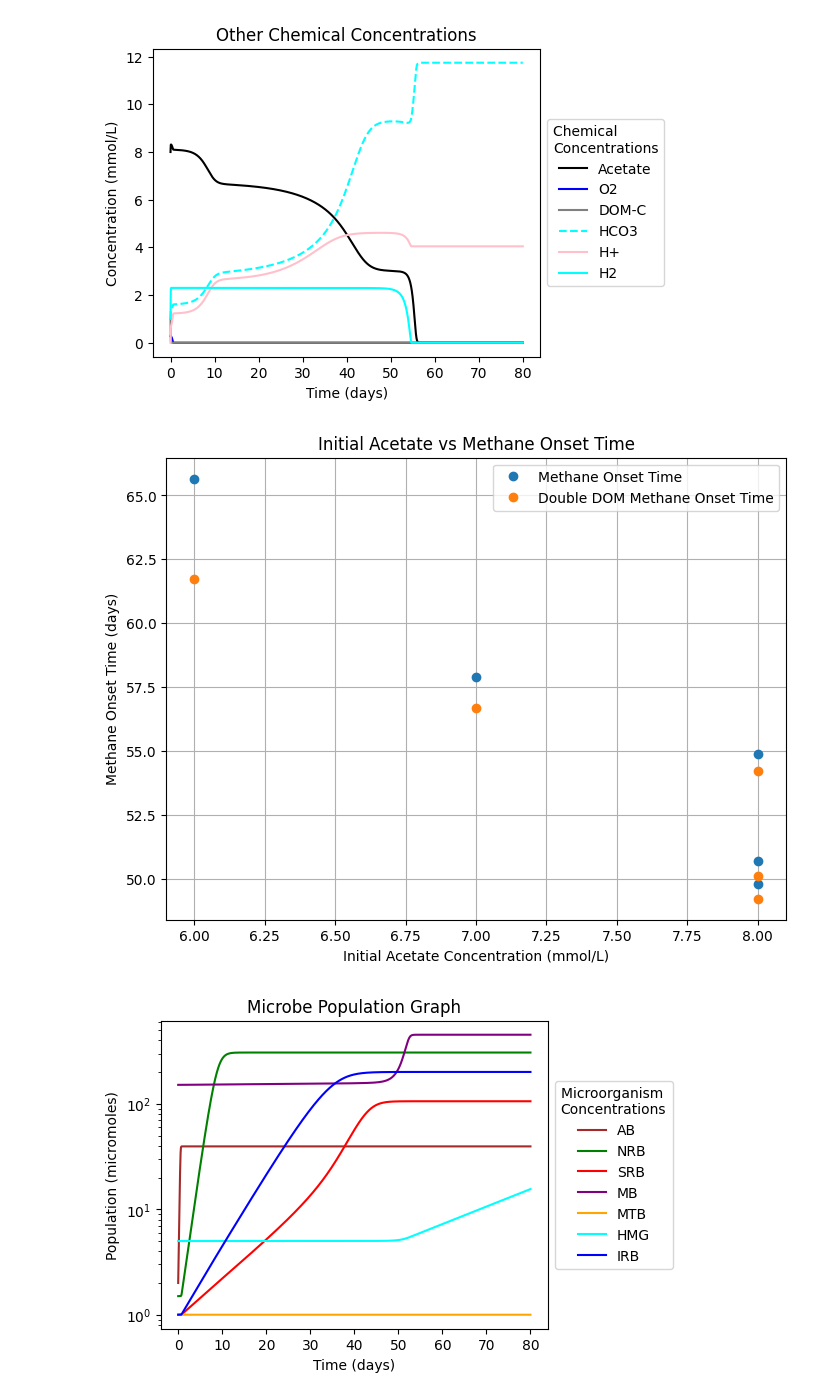
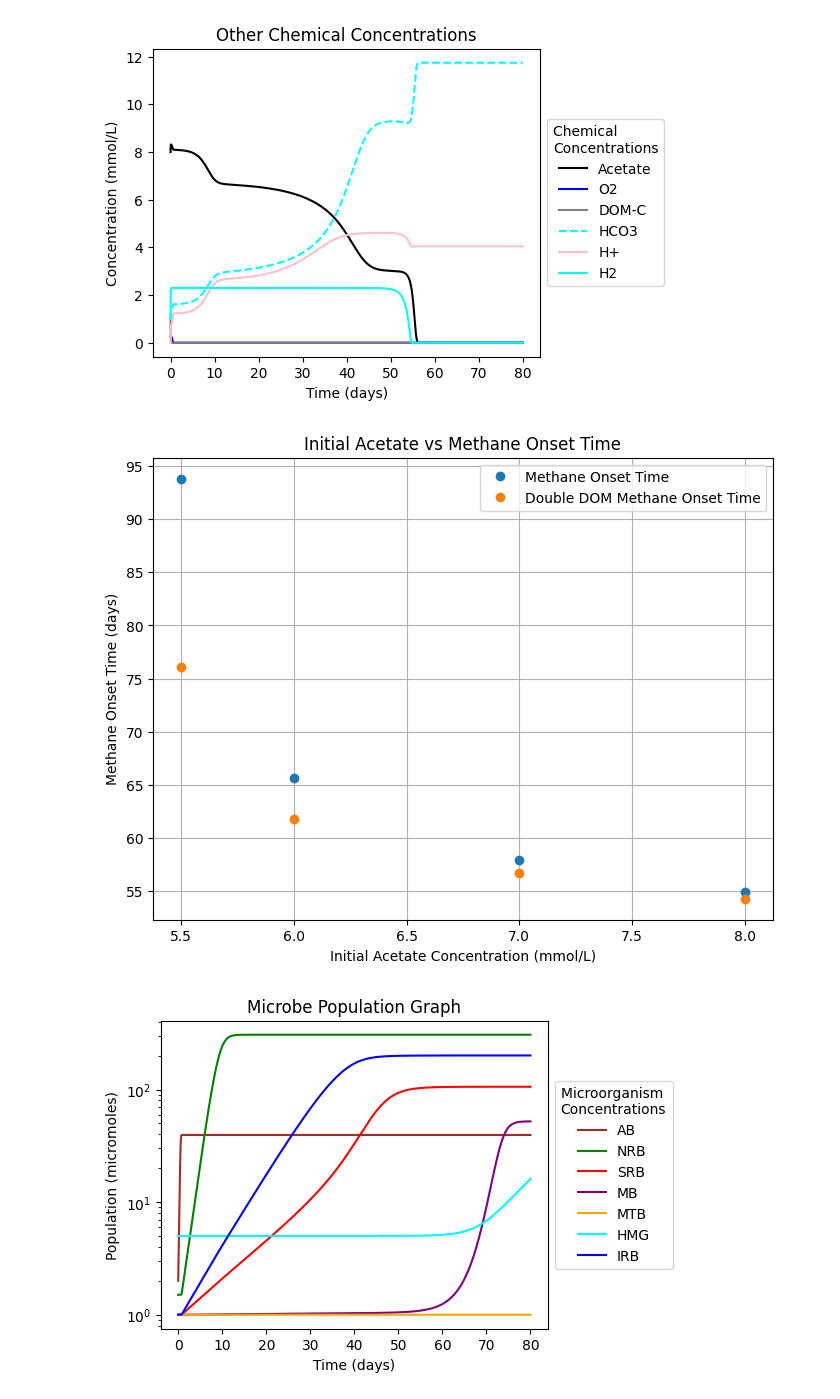
Before and after one commit to Katefarber/LOAMS, a Jupyter notebook: LOAMS_PythonModel.ipynb, the cells around one changed output. Cells and saved outputs as stored; diff of their text form; code cells hidden in the pictures.

```diff
--- a/LOAMS_PythonModel.ipynb
+++ b/LOAMS_PythonModel.ipynb
@@ -2824,7 +2775,7 @@ muMaxIR = 2000.0 / 365.0  # Maximum specific growth rate in iron reduction (mol/
 
 # DOM-C degradation parameters
 kdom = 1e-3  # Michaelis-Menten constant for DOM-C (mol/L)
-muMaxDOM = 20.0 / 365.0  # Maximum specific growth rate for DOM-C degradation (mol/mol-bio/day)
+muMaxDOM = 2000.0 / 365.0  # Maximum specific growth rate for DOM-C degradation (mol/mol-bio/day)
 
 # Initial values
 # Aerobic
@@ -2862,18 +2813,6 @@ domc0 = 1e-3  # mol/L (dissolved organic carbon)
 
 # H+ initial concentration
 hplus0 = 0.0  # mol/L (H+)
-
-bacGrowth = True
-
-if (bacGrowth == False):
-    # Updated initial values for microbial populations (in mol-bio/L)
-    AB0 = 39.5200e-6  # 39.5200 micromol/L
-    NRB0 = 307.0556e-6  # 307.0556 micromol/L
-    SRB0 = 106.0000e-6  # 106.0000 micromol/L
-    MB0 = 302.1645e-6  # 302.1645 micromol/L
-    MTB0 = 1.0000e-6  # 1.0000 micromol/L
-    HMG0 = 62.5000e-6  # 62.5000 micromol/L
-    IRB0 = 200.9758e-6  # 200.9758 micromol/L
 
 # Derivative function
 def derivative(X, t):
@@ -2962,17 +2901,6 @@ def derivative(X, t):
     dHMG += 0.1 * dhydrogenotrophic
     dCH4 += dhydrogenotrophic
 
-    if (bacGrowth == False):
-       dAb = 0
-       dNrb = 0
-       dSrb = 0
-       dIrb = 0
-       dMB = 0
-       dMTB = 0
-       dHMG = 0
-
-
-
     return np.array([dAcetate, dO2, dAb, dNo3, dN2, dNrb, dSo4, dSrb, dMB, dMTB, dHMG, dCH4, dH2, dhco3, dFe3p, dIrb, dDOMC, dFe2p, dhplus, dHS])
 
 # Time parameters for integration
@@ -4540,7 +4468,7 @@ scenarios = [
         'hs': 0.0
     },
     {
-        'acetate': 8e-3,
+        'acetate': 5.5e-3,
         'o2': .28e-3,
         'ab': 2.0E-6,
         'no3': 1.0e-3,
@@ -4548,7 +4476,7 @@ scenarios = [
         'nrb': 1.5e-6,
         'so4': 3.0e-3,
         'srb': 1e-6,
-        'mb': (1e-6+302.1645e-6)/2,
+        'mb': 1e-6,
         'mtb': 1e-6,
         'hmg': 10 * 5e-7,
         'ch4': 0.0,
@@ -4562,7 +4490,7 @@ scenarios = [
         'hs': 0.0
     },
     {
-        'acetate': 8e-3,
+        'acetate': 4e-3,
         'o2': .28e-3,
         'ab': 2.0E-6,
         'no3': 1.0e-3,
@@ -4570,7 +4498,7 @@ scenarios = [
         'nrb': 1.5e-6,
         'so4': 3.0e-3,
         'srb': 1e-6,
-        'mb': 302.1645e-6,
+        'mb': 1e-6,
         'mtb': 1e-6,
         'hmg': 10 * 5e-7,
         'ch4': 0.0,
@@ -4781,32 +4709,32 @@ def plot_scenario_results(scenario_index):
     plt.figure(figsize=(5, 4))
     chemical_names = ["NO3", "N2", "SO4", "CH4", "Fe3+", "Fe2+", "HS-"]
     chemical_colors = ["green", "green", "red", "purple", "blue", "blue", "red"]
     chemical_linestyles = ["solid", "dashed", "solid", "solid", "solid", "dashed", "dashed"]
 
     for i, chemical in enumerate(chemicals):
         plt.plot(t, chemical * 1e3, label=chemical_names[i], color=chemical_colors[i], linestyle=chemical_linestyles[i])  # Convert to mmol/L
     plt.title("Redox Pairs Chemical Concentrations")
     plt.xlabel("Time (days)")
     plt.ylabel("Concentration (mmol/L)")
     plt.legend(title='Chemical \nConcentrations', loc='center left', bbox_to_anchor=(1, 0.5))
     plt.show()
 
     # Plotting other chemical concentrations
     plt.figure(figsize=(5, 4))
     other_chemical_names = ["Acetate", "O2", "DOM-C", "HCO3", "H+", "H2"]
     other_chemical_colors = ["black", "blue", "grey", "cyan", "pink", "cyan"]
     other_chemical_linestyles = ["solid", "solid", "solid", "dashed", "solid", "solid"]
 
     for i, chemical in enumerate(other_chemicals):
         plt.plot(t, chemical * 1e3, label=other_chemical_names[i], color=other_chemical_colors[i], linestyle=other_chemical_linestyles[i])  # Convert to mmol/L
     plt.title("Other Chemical Concentrations")
     plt.xlabel("Time (days)")
     plt.ylabel("Concentration (mmol/L)")
     plt.legend(title='Chemical \nConcentrations', loc='center left', bbox_to_anchor=(1, 0.5))
     plt.show()
 
 # Choose which scenario to graph (change the index to the desired scenario)
 plot_scenario_results(1)  # Example: plot the results for the first scenario
 # %% [output]
-[figure, old version]
+[figure, new version]
-[figure, old version]
+[figure, new version]
```
Also changed, not shown: parts of 5 cells of this notebook.
